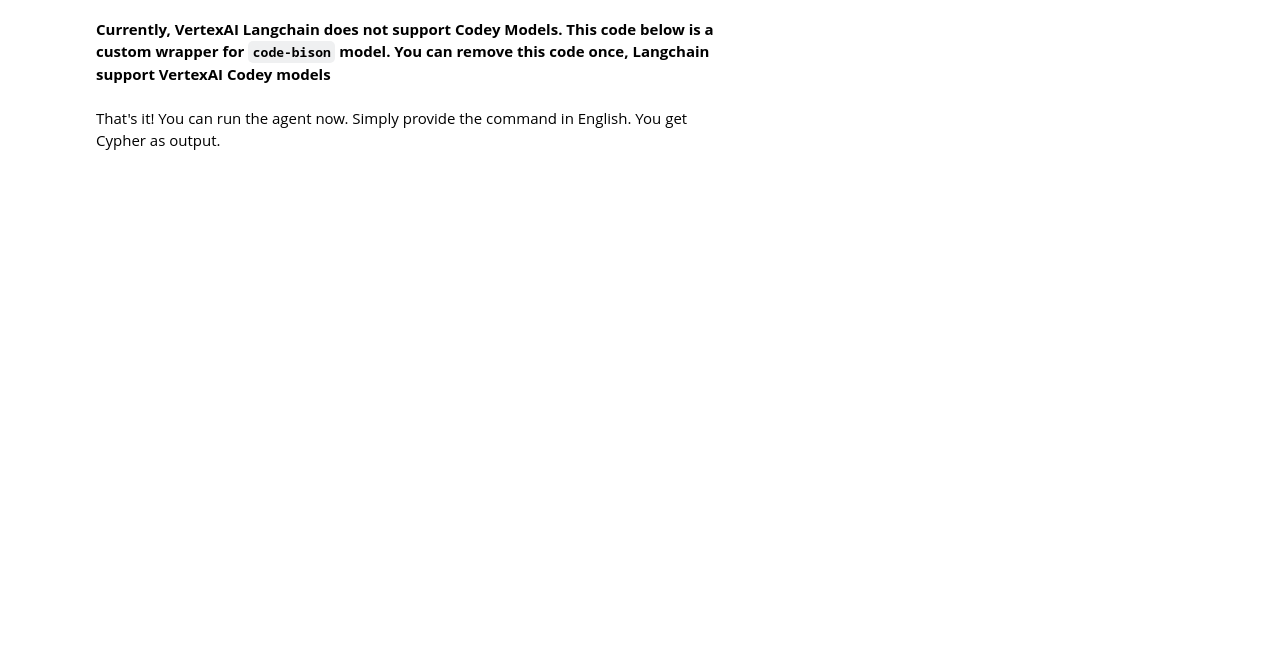
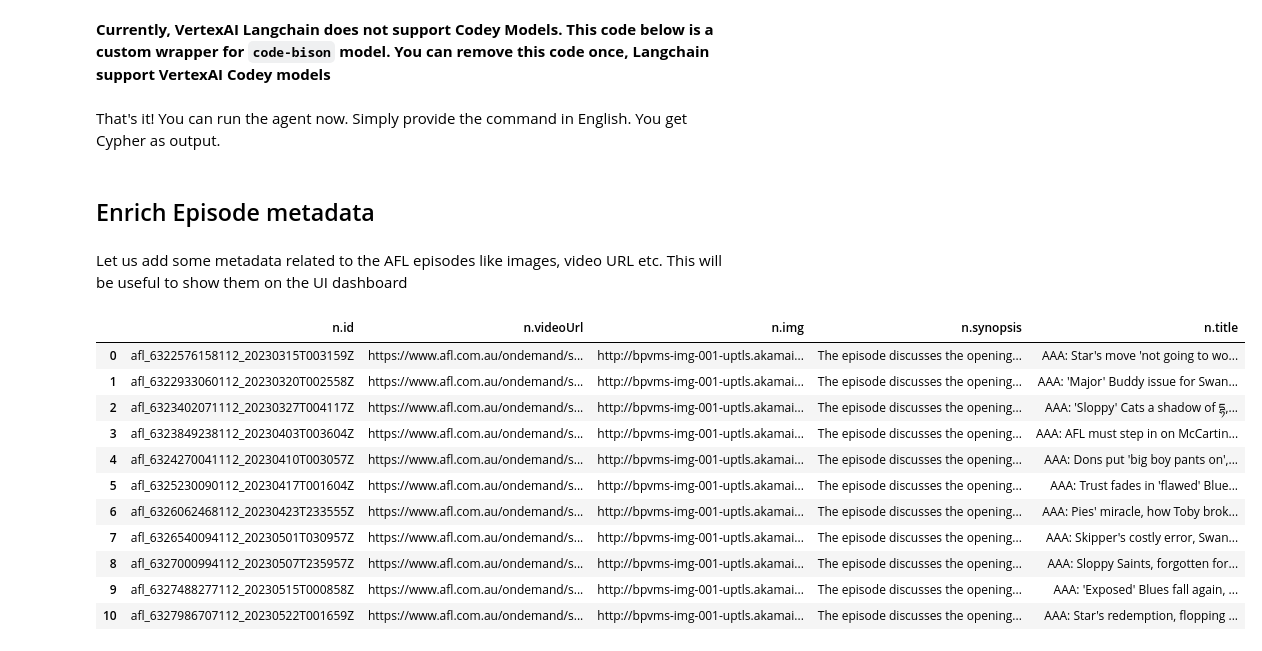
Before and after one commit to neo4j-partners/neo4j-generative-ai-intelligent-app-from-videos-google, a Jupyter notebook: notebook/notebook.ipynb, the cells around one changed output. Saved outputs shown, nothing was run; the diff lists cells and outputs as text; code cells hidden in the pictures; blank space fills up the shorter version.

```diff
--- a/notebook/notebook.ipynb
+++ b/notebook/notebook.ipynb
@@ -694,0 +851,5 @@ failed_files
+# %%
+# df_teams = gds.run_cypher('MATCH (n:Team) SET n.name = trim(apoc.text.replace(n.name, "[^0-9a-zA-Z ]", "")) RETURN n.name as name')
+df_teams = gds.run_cypher('MATCH (n:Team) WHERE NOT(n.name CONTAINS "[") RETURN n.name as name')
+disambiguate_teams(df_teams)
+gds.run_cypher('MATCH (n:Team) RETURN n.name as name')
@@ -694,0 +860,3 @@ failed_files
+# %%
+df_players = gds.run_cypher('MATCH (n:Player)-[:PART_OF]->(t:Team) SET n.name = trim(n.name) RETURN DISTINCT n.name as player, t.name as team')
+df_players
@@ -694,0 +914,2 @@ failed_files
+# %%
+gds.run_cypher('MATCH (n:Player) RETURN n.name as player').head()
@@ -891,3 +1119,7 @@ r = chain("""How many experts do we have on MS Word?""")
 # %%
 print(f"Intermediate steps: {r['intermediate_steps']}")
 print(f"Final answer: {r['result']}")
+# %% [markdown]
+## Enrich Episode metadata
+# %% [markdown]
+Let us add some metadata related to the AFL episodes like images, video URL etc. This will be useful to show them on the UI dashboard
@@ -893,0 +1184,26 @@ print(f"Final answer: {r['result']}")
+# %%
+for episode_id in episode_metadata:
+    (video_url, title, img) = episode_metadata[episode_id]
+    gds.run_cypher(f"""
+        MATCH (n:Episode)
+        WHERE n.id = '{episode_id}'
+        SET n.videoUrl = '{video_url}',
+            n.title = "{title}",
+            n.img = '{img}'
+        RETURN n
+    """)
+# %%
+gds.run_cypher("MATCH (n:Episode) return n.id, n.videoUrl, n.img, n.synopsis, n.title")
+# %% [output]
+|  | n.id | n.videoUrl | n.img | n.synopsis | n.title |
+| 0 | afl_6322576158112_20230315T003159Z | https://www.afl.com.au/ondemand/s... | http://bpvms-img-001-uptls.akamai... | The episode discusses the opening... | AAA: Star's move 'not going to wo... |
+| 1 | afl_6322933060112_20230320T002558Z | https://www.afl.com.au/ondemand/s... | http://bpvms-img-001-uptls.akamai... | The episode discusses the opening... | AAA: 'Major' Buddy issue for Swan... |
+| 2 | afl_6323402071112_20230327T004117Z | https://www.afl.com.au/ondemand/s... | http://bpvms-img-001-uptls.akamai... | The episode discusses the opening... | AAA: 'Sloppy' Cats a shadow of དྷ,... |
+| 3 | afl_6323849238112_20230403T003604Z | https://www.afl.com.au/ondemand/s... | http://bpvms-img-001-uptls.akamai... | The episode discusses the opening... | AAA: AFL must step in on McCartin... |
+| 4 | afl_6324270041112_20230410T003057Z | https://www.afl.com.au/ondemand/s... | http://bpvms-img-001-uptls.akamai... | The episode discusses the opening... | AAA: Dons put 'big boy pants on',... |
+| 5 | afl_6325230090112_20230417T001604Z | https://www.afl.com.au/ondemand/s... | http://bpvms-img-001-uptls.akamai... | The episode discusses the opening... | AAA: Trust fades in 'flawed' Blue... |
+| 6 | afl_6326062468112_20230423T233555Z | https://www.afl.com.au/ondemand/s... | http://bpvms-img-001-uptls.akamai... | The episode discusses the opening... | AAA: Pies' miracle, how Toby brok... |
+| 7 | afl_6326540094112_20230501T030957Z | https://www.afl.com.au/ondemand/s... | http://bpvms-img-001-uptls.akamai... | The episode discusses the opening... | AAA: Skipper's costly error, Swan... |
+| 8 | afl_6327000994112_20230507T235957Z | https://www.afl.com.au/ondemand/s... | http://bpvms-img-001-uptls.akamai... | The episode discusses the opening... | AAA: Sloppy Saints, forgotten for... |
+| 9 | afl_6327488277112_20230515T000858Z | https://www.afl.com.au/ondemand/s... | http://bpvms-img-001-uptls.akamai... | The episode discusses the opening... | AAA: 'Exposed' Blues fall again, ... |
+| 10 | afl_6327986707112_20230522T001659Z | https://www.afl.com.au/ondemand/s... | http://bpvms-img-001-uptls.akamai... | The episode discusses the opening... | AAA: Star's redemption, flopping ... |
```
Also changed, not shown: parts of 24 cells of this notebook.
